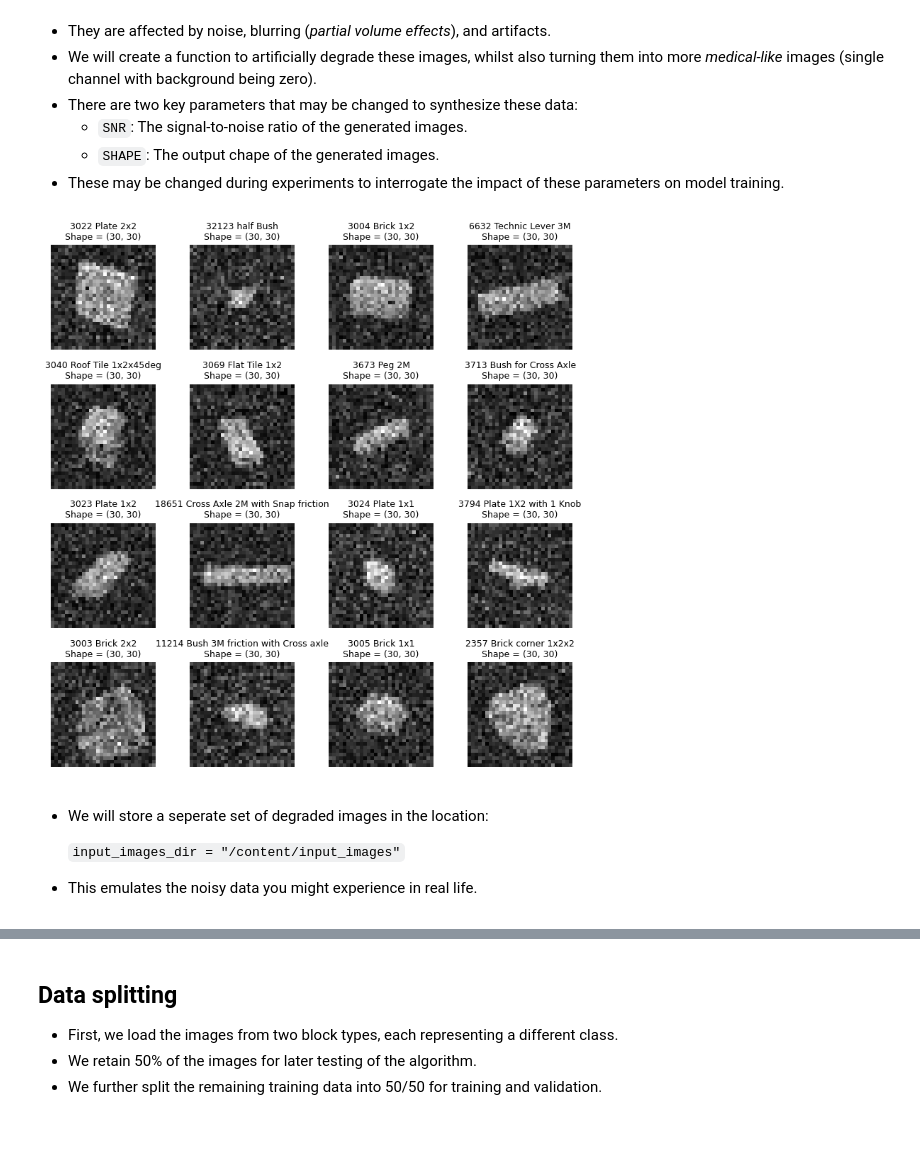
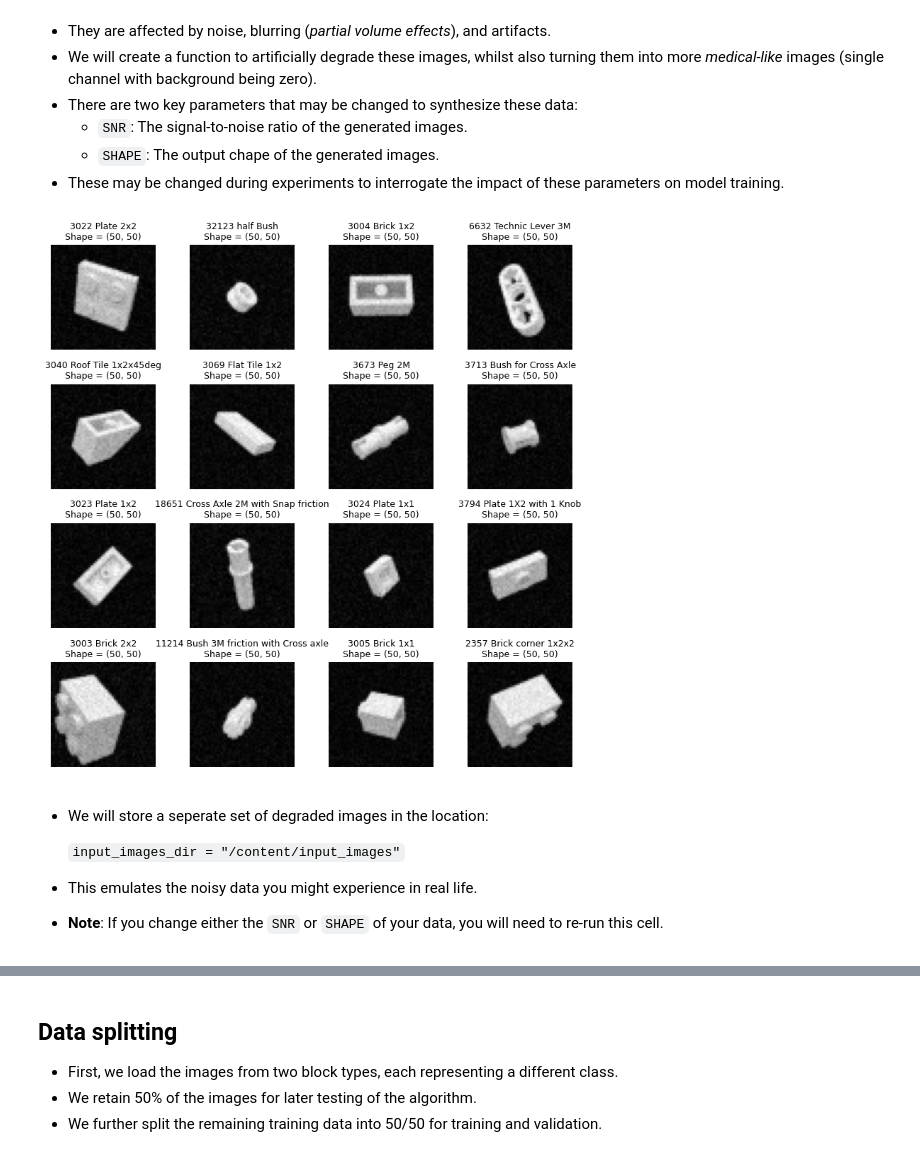
Before and after one commit to mdblackledge/theoryofimaging2, a Jupyter notebook: workshop/practical_exercises.ipynb, the cells around one changed output, grey strips where cells are left out. Drawn from its saved outputs; the diff is of its cells as text; code cells hidden in the pictures; blank space fills up the shorter version.

```diff
--- a/workshop/practical_exercises.ipynb
+++ b/workshop/practical_exercises.ipynb
@@ -157,8 +157,8 @@ from skimage.transform import resize
 
 # 1. Define global parameters for the experiments
 # ===============================================
-SNR = 7.0
-SHAPE = (30, 30)
+SNR = 45.0
+SHAPE = (50, 50)
 
 # 2. Define a function for degrading input iamge quality
 # ======================================================
@@ -198,40 +198,41 @@ def degrade_lego_image(arr, snr = 30.0, shape = (50, 50)):
     return arr_noisy.astype("uint8")
 
 
 # 3. View some random examples in matplotlib
 # ==========================================
 
 # Random seed
 np.random.seed(2026)
 
 f, ax = plt.subplots(4, 4, figsize = (8, 8))
 ax = ax.ravel()
 for i in range(16):
 
     # Randomly select a block type and image
     block_group_dir = clean_data_path + "/" + os.listdir(clean_data_path)[i]
     block_file = block_group_dir + "/" + np.random.choice(os.listdir(block_group_dir))
 
     # Degrade the image.
     arr = skimage.io.imread(block_file)
     arr_noisy = degrade_lego_image(arr, snr=SNR, shape=SHAPE)
 
     # Display
     ax[i].imshow(arr_noisy, cmap = "gray")
     ax[i].set_title(block_file.split("/")[-2] + "\n"\
                     + f"Shape = {arr_noisy.shape}", fontsize = 9.)
     ax[i].axis("off")
 
 plt.tight_layout()
 plt.show()
 # %% [output]
-[figure, old version]
+[figure, new version]
 # %% [markdown]
  - We will store a seperate set of degraded images in the location:
 
     `input_images_dir = "/content/input_images"`
 
  - This emulates the noisy data you might experience in real life.
+ - __Note__: If you change either the `SNR` or `SHAPE` of your data, you will need to re-run this cell.
 # %%
 # @title
 from tqdm import tqdm
```
Also changed, not shown: parts of 13 cells of this notebook.
